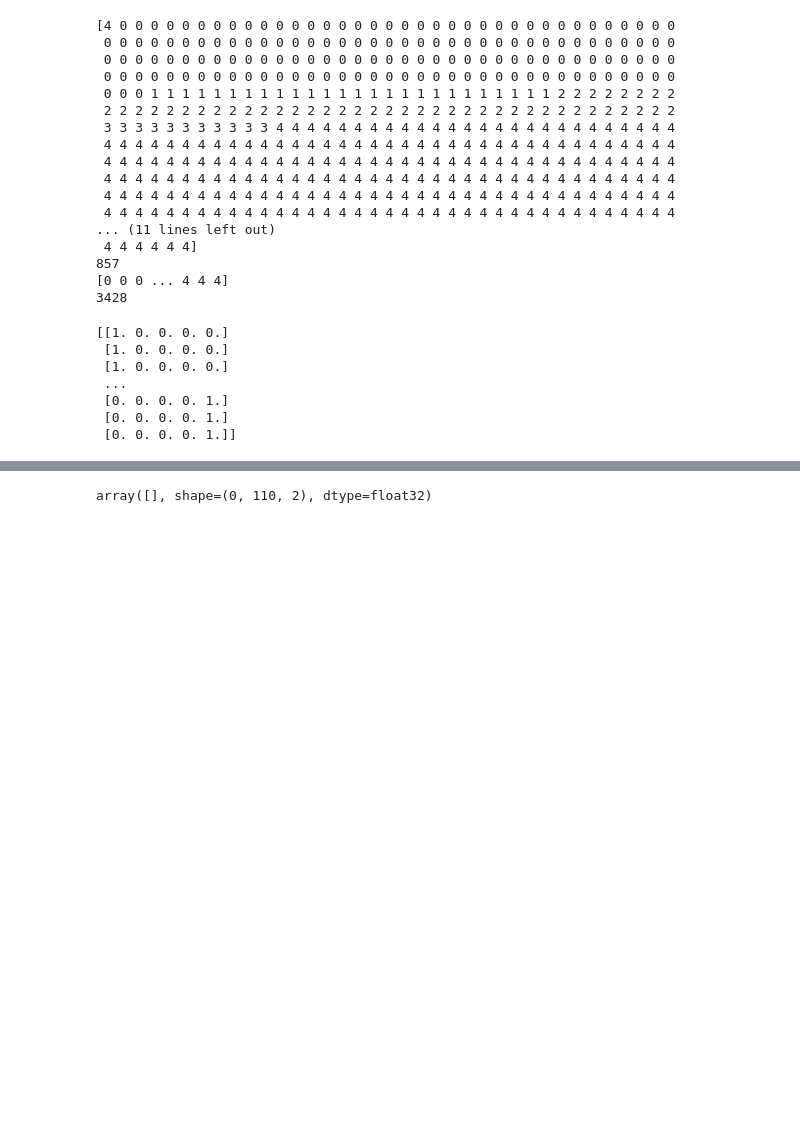
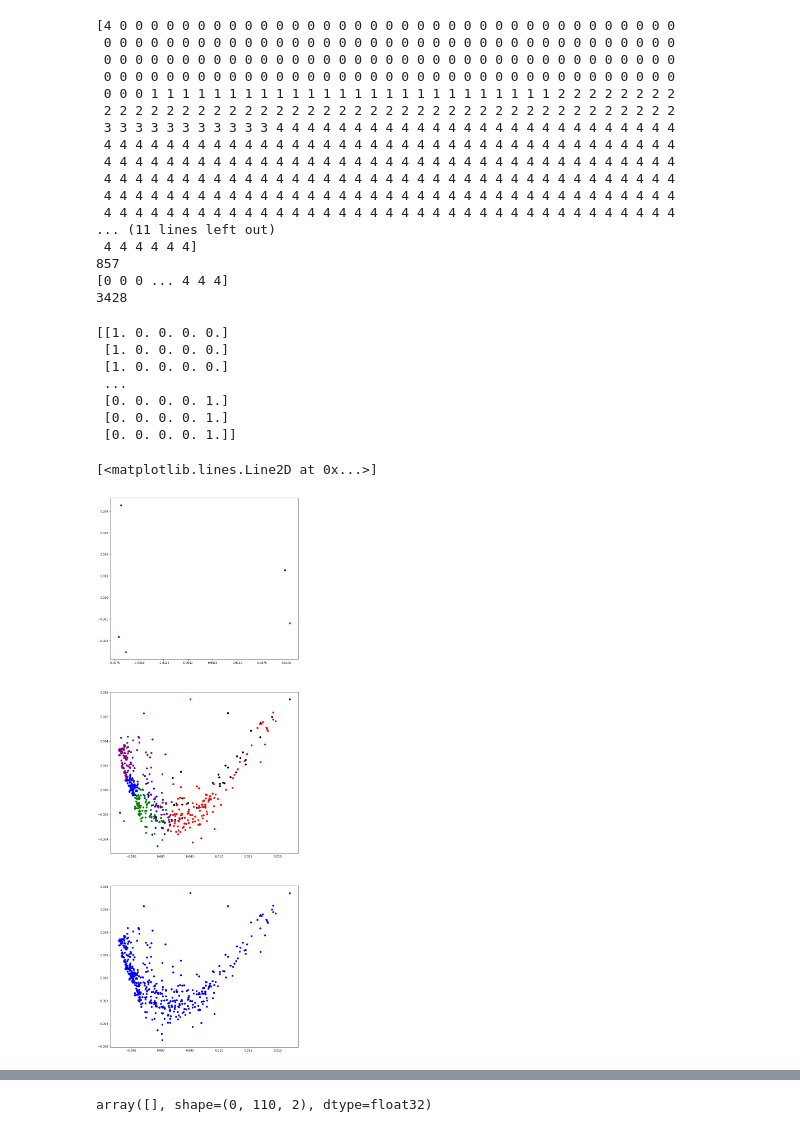
Before and after one commit to ShawnKS/Transportation-Mode-Identification-with-UnsupervisedLearning, a Jupyter notebook: AE_feature_engineering/Untitled.ipynb, the cells around one changed output, grey strips where cells are left out. Saved outputs shown, nothing was run; the diff lists cells and outputs as text; code cells hidden in the pictures; blank space fills up the shorter version.

```diff
--- a/AE_feature_engineering/Untitled.ipynb
+++ b/AE_feature_engineering/Untitled.ipynb
@@ -86,3 +87,23 @@ with open('/home/sxz/data/geolife_Data/e_Cross1.pickle', 'wb') as f:
+# %%
+plt.figure(figsize=(12,36))
+plt.subplot(3,1,1)
+plt.plot(encode[label_==0,0][0],encode[label_==0,1][0],'o',color='black')
+plt.plot(encode[label_==1,0][0],encode[label_==1,1][0],'o',color='red')
+plt.plot(encode[label_==2,0][0],encode[label_==2,1][0],'o',color='blue')
+plt.plot(encode[label_==3,0][0],encode[label_==3,1][0],'o',color='purple')
+plt.plot(encode[label_==4,0][0],encode[label_==4,1][0],'o',color='green')
+plt.subplot(3,1,2)
+# print(unlabel_pca[label_==0,0])
+plt.plot(encode[label_==0,0],encode[label_==0,1],'o',color='black')
+plt.plot(encode[label_==1,0],encode[label_==1,1],'o',color='red')
+plt.plot(encode[label_==2,0],encode[label_==2,1],'o',color='blue')
+plt.plot(encode[label_==3,0],encode[label_==3,1],'o',color='purple')
+plt.plot(encode[label_==4,0],encode[label_==4,1],'o',color='green')
+plt.subplot(3,1,3)
+plt.plot(encode_origin[:,0],encode_origin[:,1],'o',color='blue')
+# %% [output]
+[<matplotlib.lines.Line2D at 0x...>]
+[figure, added]
 # %%
 filename = '/home/sxz/data/geolife_Data/pseudo_data1.pickle'
 with open(filename, 'rb') as f:
```
Also changed, not shown: parts of 4 cells of this notebook, 4 other files.
